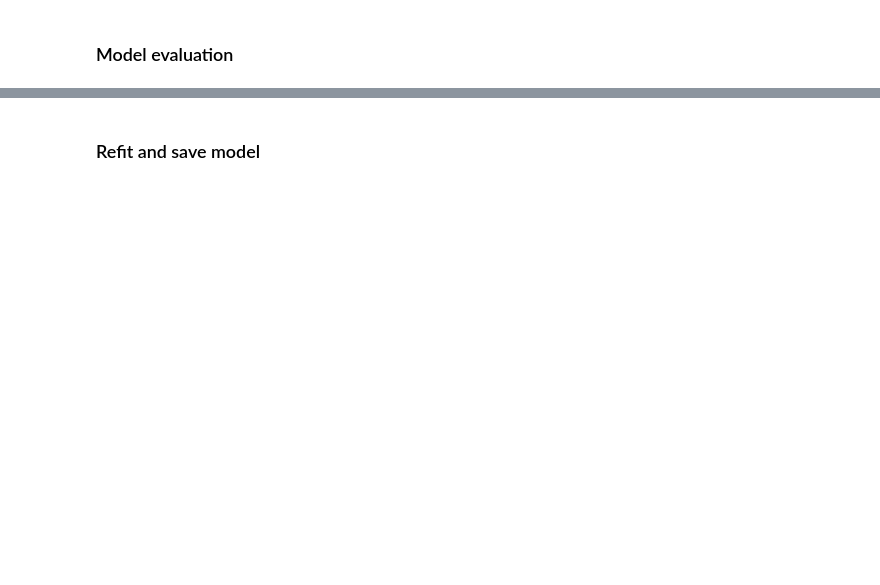
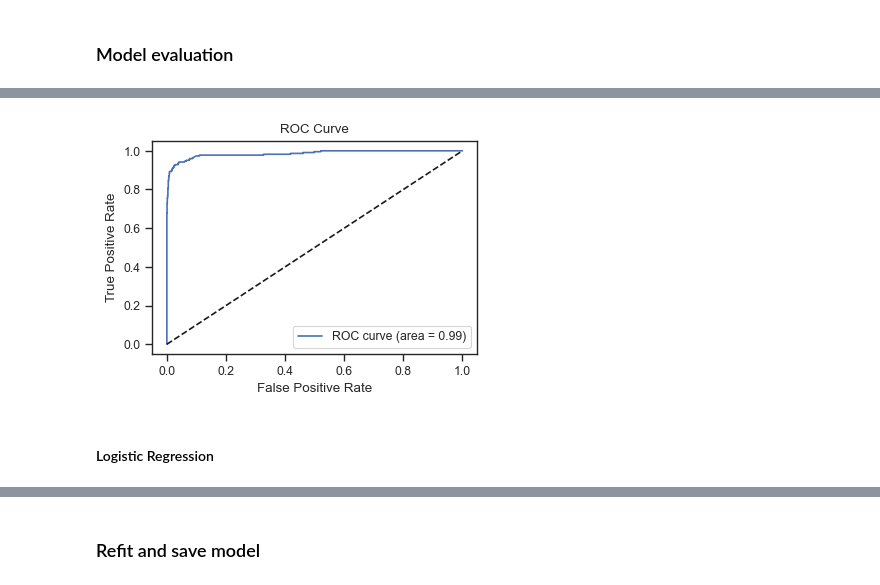
Before and after one commit to mathisdrn/M1MIASHS-NLP, a Jupyter notebook: src/00 - EDA.ipynb, the cells around one changed output, grey strips where cells are left out. Cells and saved outputs as stored; diff of their text form; code cells hidden in the pictures; blank space fills up the shorter version.

```diff
--- a/src/00 - EDA.ipynb
+++ b/src/00 - EDA.ipynb
@@ -188,0 +163,7 @@ weighted avg       0.98      0.98      0.98      1672
+# %%
+#| label: figure_roc_bayes
+roc_plot(y_test, y_pred_proba[:, 1])
+# %% [output]
+[figure, added]
+# %% [markdown]
+#### Logistic Regression
```
Also changed, not shown: parts of 23 cells of this notebook, 9 other files.
